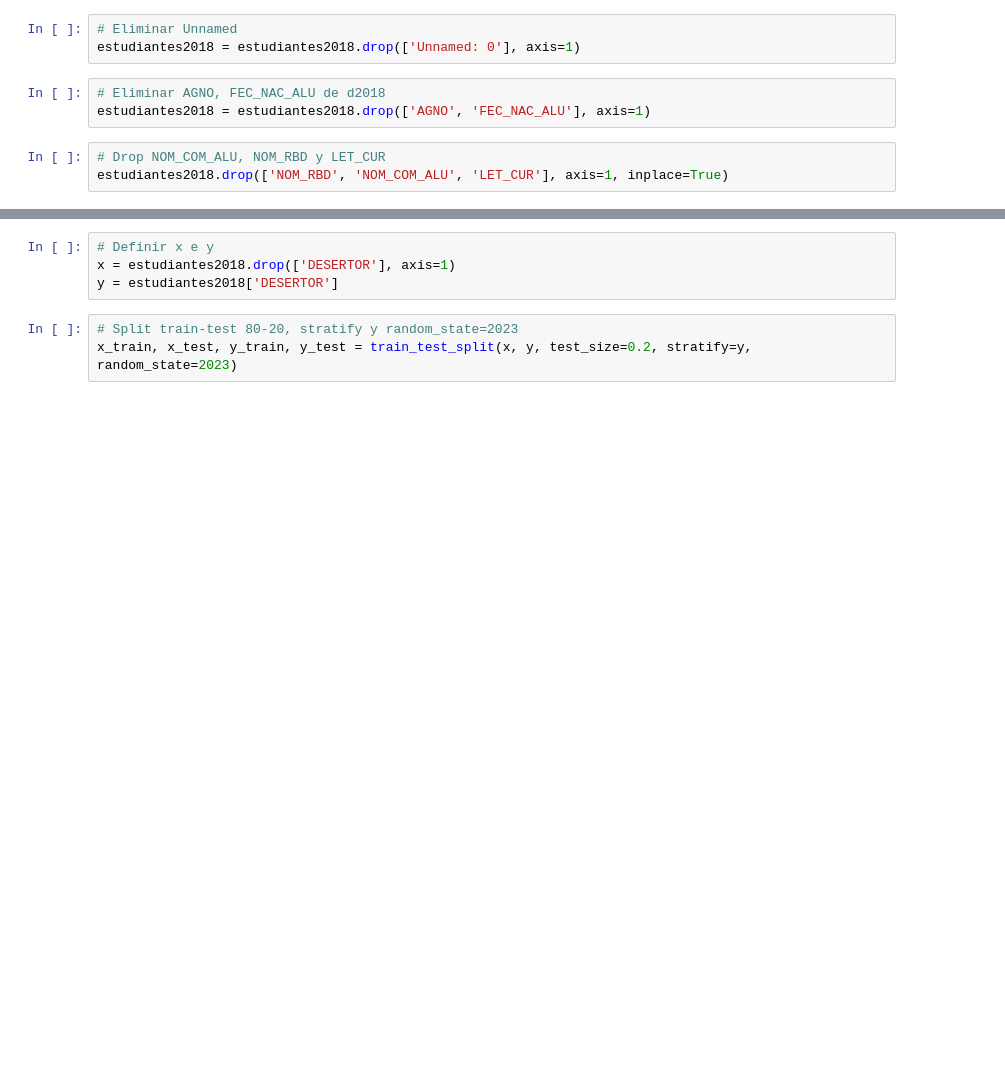
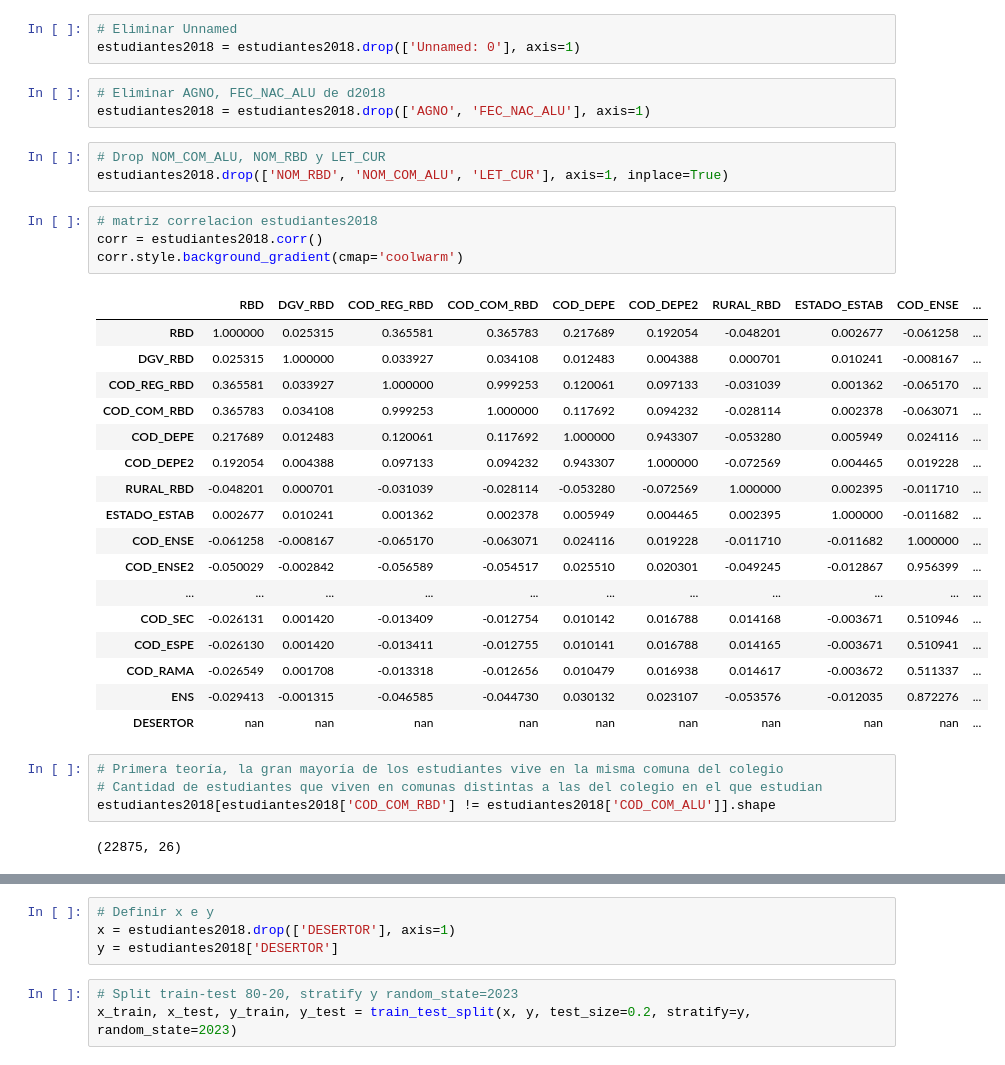
Before and after one commit to davidlealo/desercion-escolar, a Jupyter notebook: test_rf_estudiantes.ipynb, the cells around one changed output, grey strips where cells are left out. Saved outputs shown, nothing was run; the diff lists cells and outputs as text; blank space fills up the shorter version.

```diff
--- a/test_rf_estudiantes.ipynb
+++ b/test_rf_estudiantes.ipynb
@@ -47,3 +65,31 @@ estudiantes2018 = estudiantes2018.drop(['AGNO', 'FEC_NAC_ALU'], axis=1)
 # %%
 # Drop NOM_COM_ALU, NOM_RBD y LET_CUR
 estudiantes2018.drop(['NOM_RBD', 'NOM_COM_ALU', 'LET_CUR'], axis=1, inplace=True)
+# %%
+# matriz correlacion estudiantes2018
+corr = estudiantes2018.corr()
+corr.style.background_gradient(cmap='coolwarm')
+# %% [output]
+|  | RBD | DGV_RBD | COD_REG_RBD | COD_COM_RBD | COD_DEPE | COD_DEPE2 | RURAL_RBD | ESTADO_ESTAB | COD_ENSE | ... |
+| RBD | 1.000000 | 0.025315 | 0.365581 | 0.365783 | 0.217689 | 0.192054 | -0.048201 | 0.002677 | -0.061258 | ... |
+| DGV_RBD | 0.025315 | 1.000000 | 0.033927 | 0.034108 | 0.012483 | 0.004388 | 0.000701 | 0.010241 | -0.008167 | ... |
+| COD_REG_RBD | 0.365581 | 0.033927 | 1.000000 | 0.999253 | 0.120061 | 0.097133 | -0.031039 | 0.001362 | -0.065170 | ... |
+| COD_COM_RBD | 0.365783 | 0.034108 | 0.999253 | 1.000000 | 0.117692 | 0.094232 | -0.028114 | 0.002378 | -0.063071 | ... |
+| COD_DEPE | 0.217689 | 0.012483 | 0.120061 | 0.117692 | 1.000000 | 0.943307 | -0.053280 | 0.005949 | 0.024116 | ... |
+| COD_DEPE2 | 0.192054 | 0.004388 | 0.097133 | 0.094232 | 0.943307 | 1.000000 | -0.072569 | 0.004465 | 0.019228 | ... |
+| RURAL_RBD | -0.048201 | 0.000701 | -0.031039 | -0.028114 | -0.053280 | -0.072569 | 1.000000 | 0.002395 | -0.011710 | ... |
+| ESTADO_ESTAB | 0.002677 | 0.010241 | 0.001362 | 0.002378 | 0.005949 | 0.004465 | 0.002395 | 1.000000 | -0.011682 | ... |
+| COD_ENSE | -0.061258 | -0.008167 | -0.065170 | -0.063071 | 0.024116 | 0.019228 | -0.011710 | -0.011682 | 1.000000 | ... |
+| COD_ENSE2 | -0.050029 | -0.002842 | -0.056589 | -0.054517 | 0.025510 | 0.020301 | -0.049245 | -0.012867 | 0.956399 | ... |
+| ... | ... | ... | ... | ... | ... | ... | ... | ... | ... | ... |
+| COD_SEC | -0.026131 | 0.001420 | -0.013409 | -0.012754 | 0.010142 | 0.016788 | 0.014168 | -0.003671 | 0.510946 | ... |
+| COD_ESPE | -0.026130 | 0.001420 | -0.013411 | -0.012755 | 0.010141 | 0.016788 | 0.014165 | -0.003671 | 0.510941 | ... |
+| COD_RAMA | -0.026549 | 0.001708 | -0.013318 | -0.012656 | 0.010479 | 0.016938 | 0.014617 | -0.003672 | 0.511337 | ... |
+| ENS | -0.029413 | -0.001315 | -0.046585 | -0.044730 | 0.030132 | 0.023107 | -0.053576 | -0.012035 | 0.872276 | ... |
+| DESERTOR | nan | nan | nan | nan | nan | nan | nan | nan | nan | ... |
+# %%
+# Primera teoría, la gran mayoría de los estudiantes vive en la misma comuna del colegio
+# Cantidad de estudiantes que viven en comunas distintas a las del colegio en el que estudian
+estudiantes2018[estudiantes2018['COD_COM_RBD'] != estudiantes2018['COD_COM_ALU']].shape
+# %% [output]
+(22875, 26)
```
Also changed, not shown: parts of 6 cells of this notebook, 1 other file.
